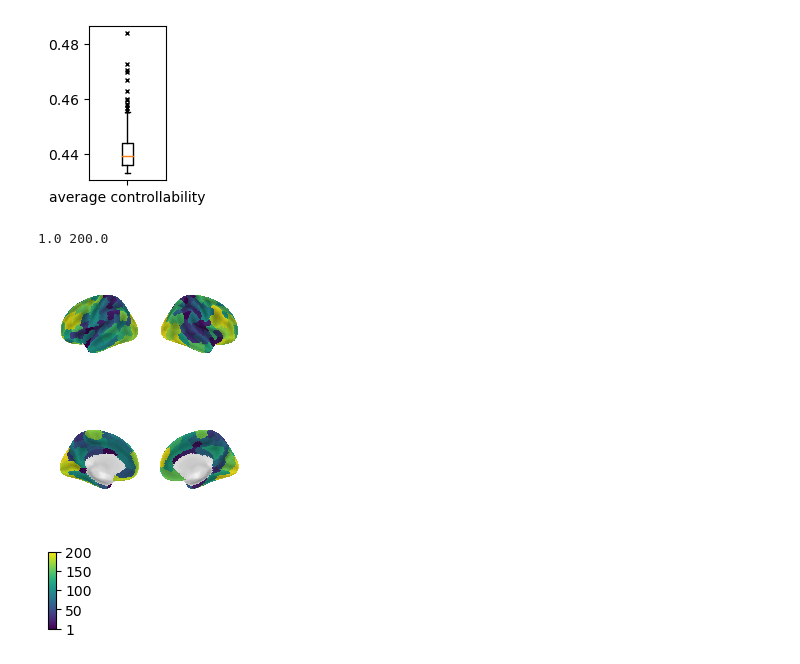
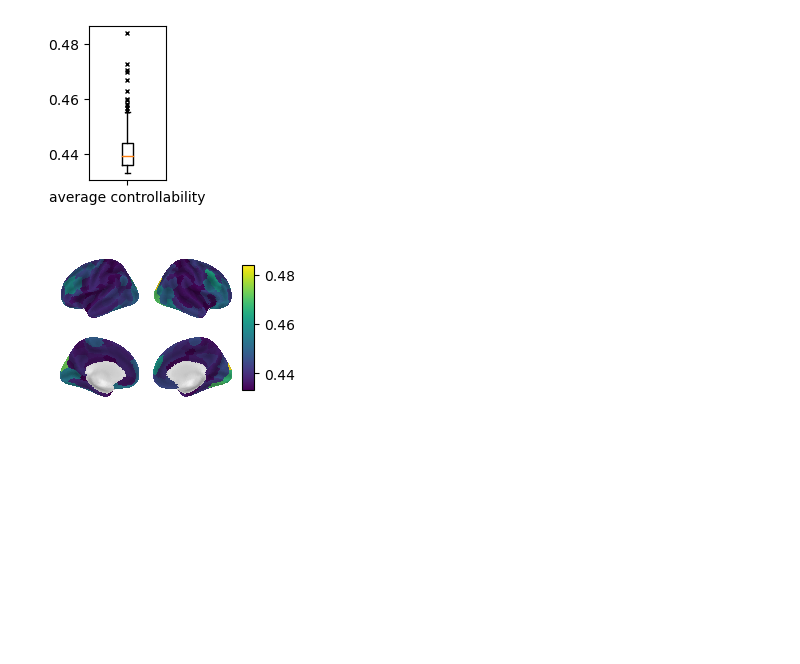
Before and after one commit to LindenParkesLab/nctpy, a Jupyter notebook: scripts/path_b_ave_ctrb.ipynb, the cells around one changed output. Cells and saved outputs as stored; diff of their text form; code cells hidden in the pictures; blank space fills up the shorter version.

```diff
--- a/scripts/path_b_ave_ctrb.ipynb
+++ b/scripts/path_b_ave_ctrb.ipynb
@@ -58,82 +57,24 @@ plt.show()
 [figure]
 # %%
 # rank data for plotting
-plot_rank = True
+plot_rank = False
 if plot_rank:
     data = sp.stats.rankdata(ac)
     fig_label = 'ave_ctrb_rank_brainplot.png'
 else:
     data = ac
     fig_label = 'ave_ctrb_brainplot.png'
 
 # plot states on brain surface
 lh_annot_file = '/Users/lindenmp/Google-Drive-Penn/work/research_projects/connectome_loader/data/schaefer_parc/fsaverage5' \
                 '/lh.Schaefer2018_200Parcels_7Networks_order.annot'
 rh_annot_file = '/Users/lindenmp/Google-Drive-Penn/work/research_projects/connectome_loader/data/schaefer_parc/fsaverage5' \
                 '/rh.Schaefer2018_200Parcels_7Networks_order.annot'
 fsaverage = datasets.fetch_surf_fsaverage(mesh='fsaverage5')
 cmap = 'viridis'
 
-vmax = np.max(data)
-vmin = np.min(data)
-print(vmin, vmax)
-
-vtx_data_lh, _, _ = roi_to_vtx(data[:int(n_nodes/2)], lh_annot_file)
-vtx_data_rh, _, _ = roi_to_vtx(data[int(n_nodes/2):], rh_annot_file)
-
-f, ax = plt.subplots(1, 2, figsize=(2, 2), subplot_kw={'projection': '3d'})
-plotting.plot_surf_roi(fsaverage['infl_left'], roi_map=vtx_data_lh,
-                     hemi='left', view='lateral',
-                     vmin=vmin, vmax=vmax,
-                     bg_map=fsaverage['sulc_left'],
-                     bg_on_data=True, axes=ax[0],
-                     darkness=.5, cmap=cmap, colorbar=False)
-
-plotting.plot_surf_roi(fsaverage['infl_right'], roi_map=vtx_data_rh,
-                     hemi='right', view='lateral',
-                     vmin=vmin, vmax=vmax,
-                     bg_map=fsaverage['sulc_right'],
-                     bg_on_data=True, axes=ax[1],
-                     darkness=.5, cmap=cmap, colorbar=False)
-f.tight_layout(pad=0)
-f.savefig(os.path.join(resultsdir, '1_'+fig_label), dpi=600, bbox_inches='tight', pad_inches=0.01)
-plotting.show()
-
-f, ax = plt.subplots(1, 2, figsize=(2, 2), subplot_kw={'projection': '3d'})
-plotting.plot_surf_roi(fsaverage['infl_left'], roi_map=vtx_data_lh,
-                     hemi='left', view='medial',
-                     vmin=vmin, vmax=vmax,
-                     bg_map=fsaverage['sulc_left'],
-                     bg_on_data=True, axes=ax[0],
-                     darkness=.5, cmap=cmap, colorbar=False)
-
-plotting.plot_surf_roi(fsaverage['infl_right'], roi_map=vtx_data_rh,
-                     hemi='right', view='medial',
-                     vmin=vmin, vmax=vmax,
-                     bg_map=fsaverage['sulc_right'],
-                     bg_on_data=True, axes=ax[1],
-                     darkness=.5, cmap=cmap, colorbar=False)
-f.tight_layout(pad=0)
-f.savefig(os.path.join(resultsdir, '2_'+fig_label), dpi=600, bbox_inches='tight', pad_inches=0.01)
-plotting.show()
+f = surface_plot(data=data, lh_annot_file=lh_annot_file, rh_annot_file=rh_annot_file,
+                 fsaverage=fsaverage, order='lr', cmap='viridis')
+f.savefig(os.path.join(resultsdir, fig_label), dpi=600, bbox_inches='tight', pad_inches=0.01)
 # %% [output]
-1.0 200.0
-[figure, old version]
+[figure, new version]
-[figure, removed]
-# %%
-if plot_rank:
-    cbar_tick_format='auto'
-else:
-    cbar_tick_format='%.3f'
-f, ax = plt.subplots(figsize=(2, 2), subplot_kw={'projection': '3d'})
-plotting.plot_surf_roi(fsaverage['infl_left'], roi_map=vtx_data_lh,
-                     hemi='left', view='lateral',
-                     vmin=vmin, vmax=vmax,
-                     bg_map=fsaverage['sulc_left'],
-                     bg_on_data=True, axes=ax,
-                     darkness=.5, cmap=cmap, colorbar=True, cbar_tick_format=cbar_tick_format)
-ax.set_visible(False)
-f.savefig(os.path.join(resultsdir, 'colorbar.svg'), dpi=300, bbox_inches='tight', pad_inches=0.01)
-plotting.show()
-# %% [output]
-[figure, removed]
```
Also changed, not shown: parts of 1 cell of this notebook, 3 other files.
